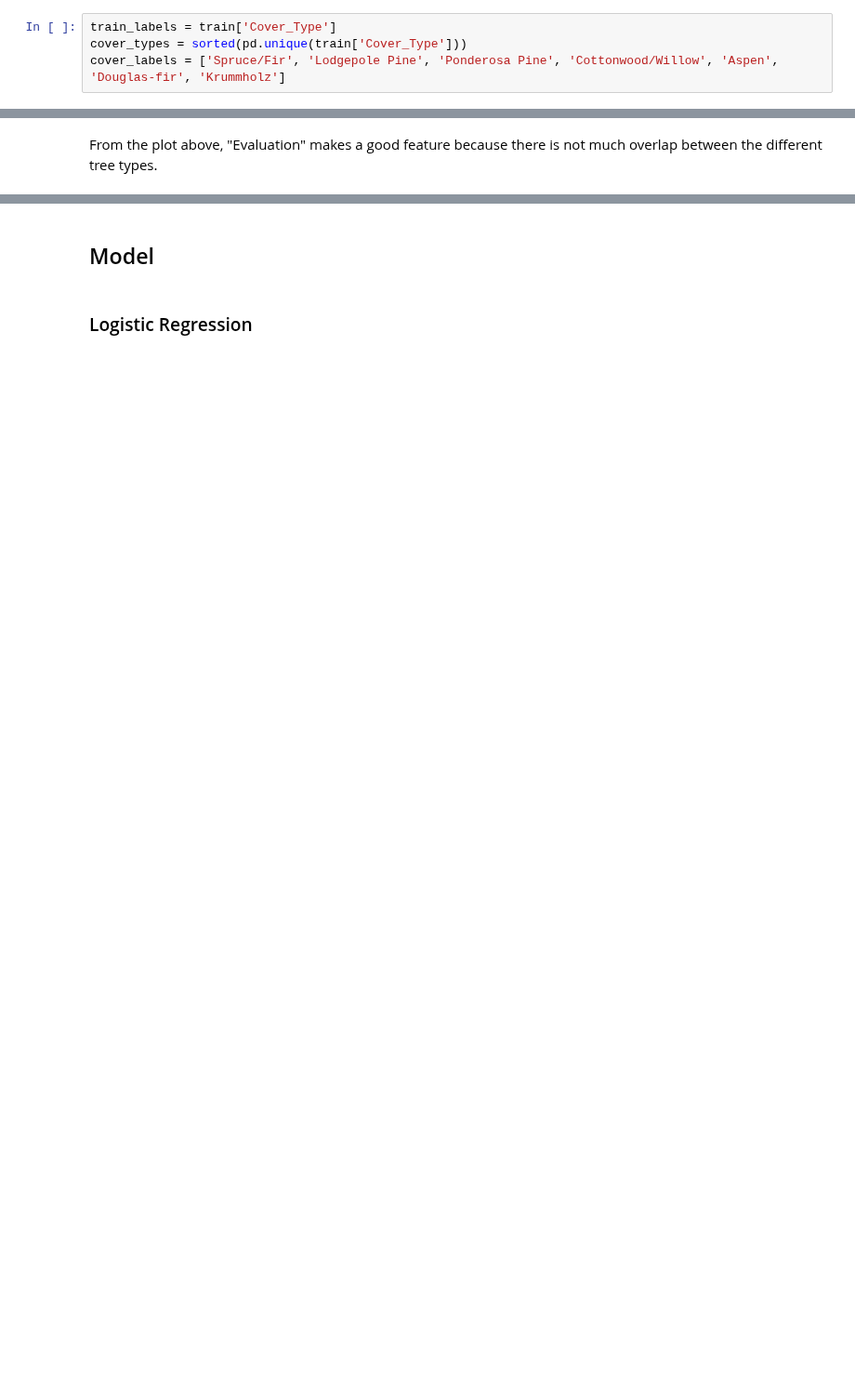
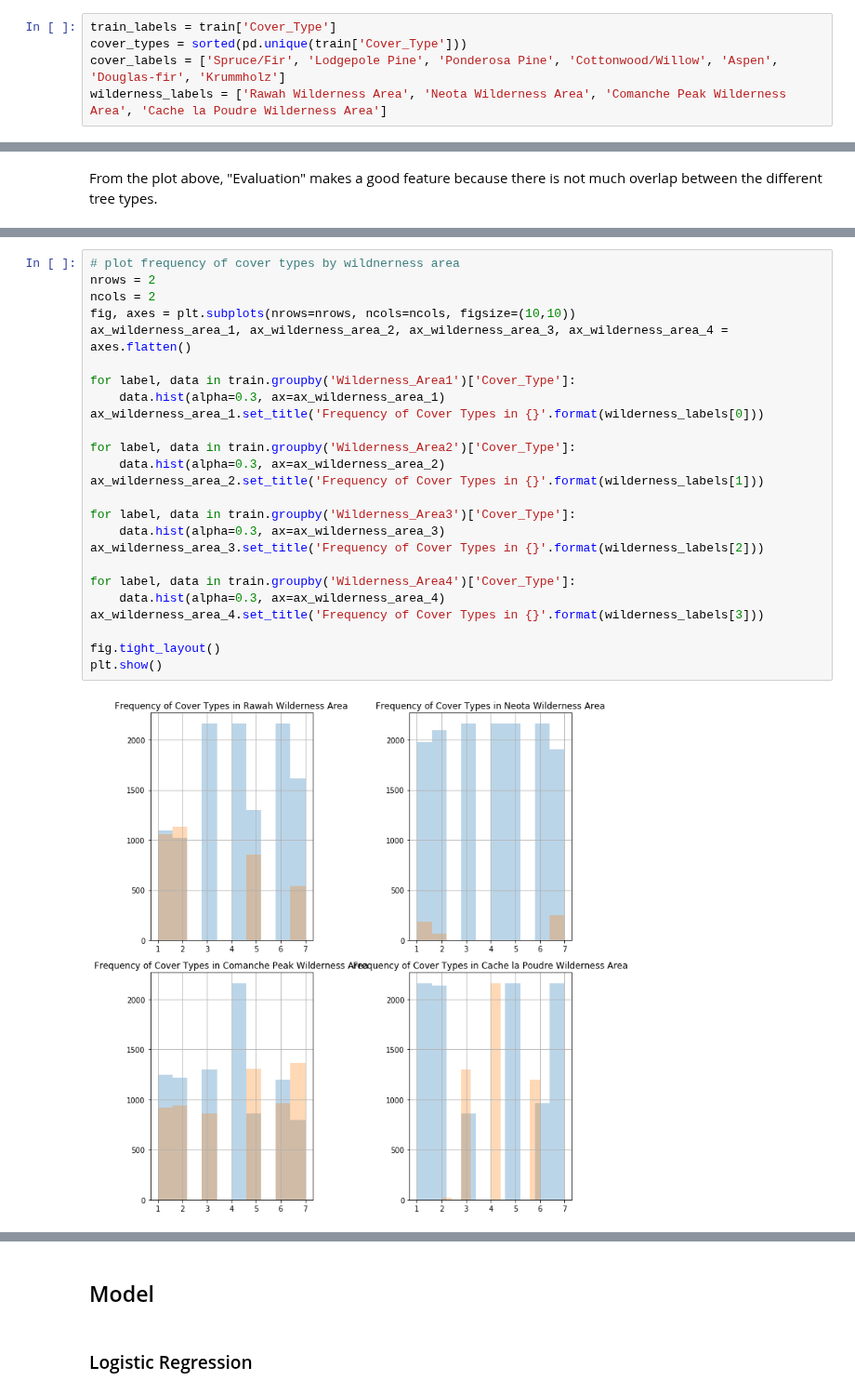
Before and after one commit to tiffapedia/w207-final, a Jupyter notebook: DivyaGorantla_RamIyer_TiffanyJaya_SteveSanders.ipynb, the cells around one changed output, grey strips where cells are left out. Shown at 93% size. Drawn from its saved outputs; the diff is of its cells as text; blank space fills up the shorter version.

```diff
--- a/DivyaGorantla_RamIyer_TiffanyJaya_SteveSanders.ipynb
+++ b/DivyaGorantla_RamIyer_TiffanyJaya_SteveSanders.ipynb
@@ -164,6 +164,7 @@ sample = get_data(SAMPLE_SUBMISSION_FILENAME, unzip=True)
 train_labels = train['Cover_Type']
 cover_types = sorted(pd.unique(train['Cover_Type']))
 cover_labels = ['Spruce/Fir', 'Lodgepole Pine', 'Ponderosa Pine', 'Cottonwood/Willow', 'Aspen', 'Douglas-fir', 'Krummholz']
+wilderness_labels = ['Rawah Wilderness Area', 'Neota Wilderness Area', 'Comanche Peak Wilderness Area', 'Cache la Poudre Wilderness Area']
 # %% [markdown]
 ## EDA
 # %%
@@ -267,0 +344,27 @@ From the plot above, "Evaluation" makes a good feature because there is not much
+# %%
+# plot frequency of cover types by wildnerness area
+nrows = 2
+ncols = 2
+fig, axes = plt.subplots(nrows=nrows, ncols=ncols, figsize=(10,10))
+ax_wilderness_area_1, ax_wilderness_area_2, ax_wilderness_area_3, ax_wilderness_area_4 = axes.flatten()
+
+for label, data in train.groupby('Wilderness_Area1')['Cover_Type']:
+    data.hist(alpha=0.3, ax=ax_wilderness_area_1)
+ax_wilderness_area_1.set_title('Frequency of Cover Types in {}'.format(wilderness_labels[0]))
+
+for label, data in train.groupby('Wilderness_Area2')['Cover_Type']:
+    data.hist(alpha=0.3, ax=ax_wilderness_area_2)
+ax_wilderness_area_2.set_title('Frequency of Cover Types in {}'.format(wilderness_labels[1]))
+
+for label, data in train.groupby('Wilderness_Area3')['Cover_Type']:
+    data.hist(alpha=0.3, ax=ax_wilderness_area_3)
+ax_wilderness_area_3.set_title('Frequency of Cover Types in {}'.format(wilderness_labels[2]))
+
+for label, data in train.groupby('Wilderness_Area4')['Cover_Type']:
+    data.hist(alpha=0.3, ax=ax_wilderness_area_4)
+ax_wilderness_area_4.set_title('Frequency of Cover Types in {}'.format(wilderness_labels[3]))
+
+fig.tight_layout()
+plt.show()
+# %% [output]
+[figure, added]
```
Also changed, not shown: parts of 10 cells of this notebook.
